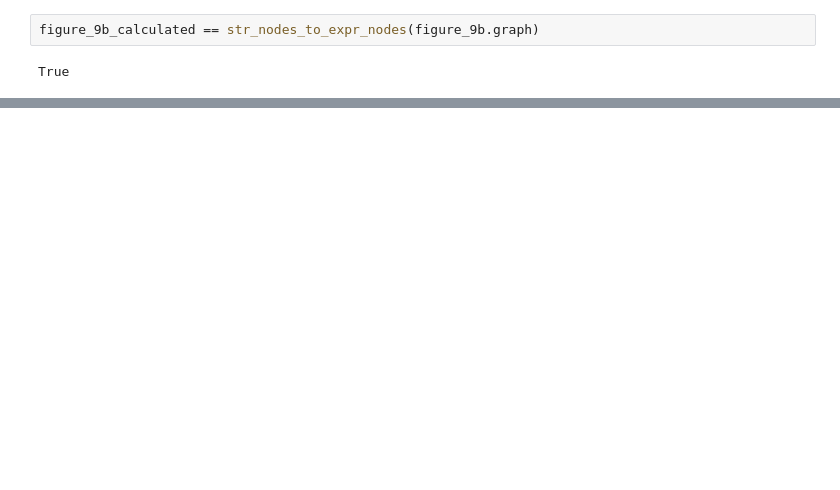
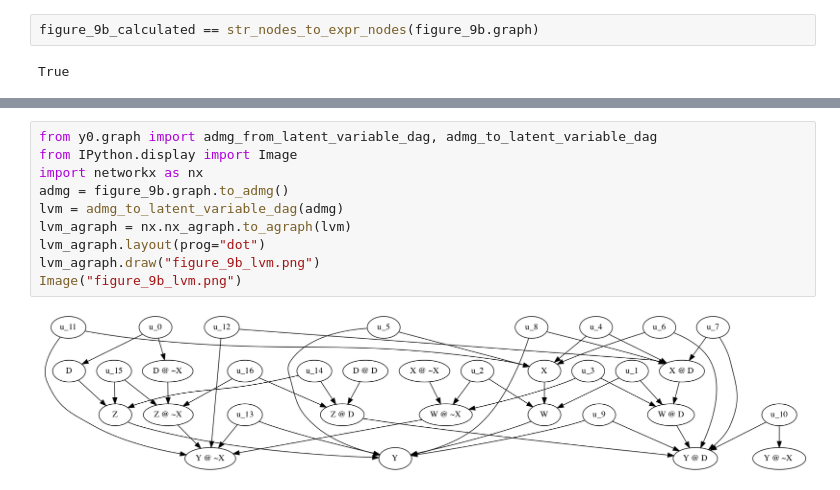
Before and after one commit to y0-causal-inference/y0, a Jupyter notebook: notebooks/CounterfactualIdentification.ipynb, the cells around one changed output, grey strips where cells are left out. Cells and saved outputs as stored; diff of their text form; blank space fills up the shorter version.

```diff
--- a/notebooks/CounterfactualIdentification.ipynb
+++ b/notebooks/CounterfactualIdentification.ipynb
@@ -286,0 +395,12 @@ $P({Y}_{X} | D, X^*, {Z}_{D})$
+# %%
+from y0.graph import admg_from_latent_variable_dag, admg_to_latent_variable_dag
+from IPython.display import Image
+import networkx as nx
+admg = figure_9b.graph.to_admg()
+lvm = admg_to_latent_variable_dag(admg)
+lvm_agraph = nx.nx_agraph.to_agraph(lvm)
+lvm_agraph.layout(prog="dot")
+lvm_agraph.draw("figure_9b_lvm.png")
+Image("figure_9b_lvm.png")
+# %% [output]
+[figure, added]
```
Also changed, not shown: parts of 12 cells of this notebook, 4 other files.
